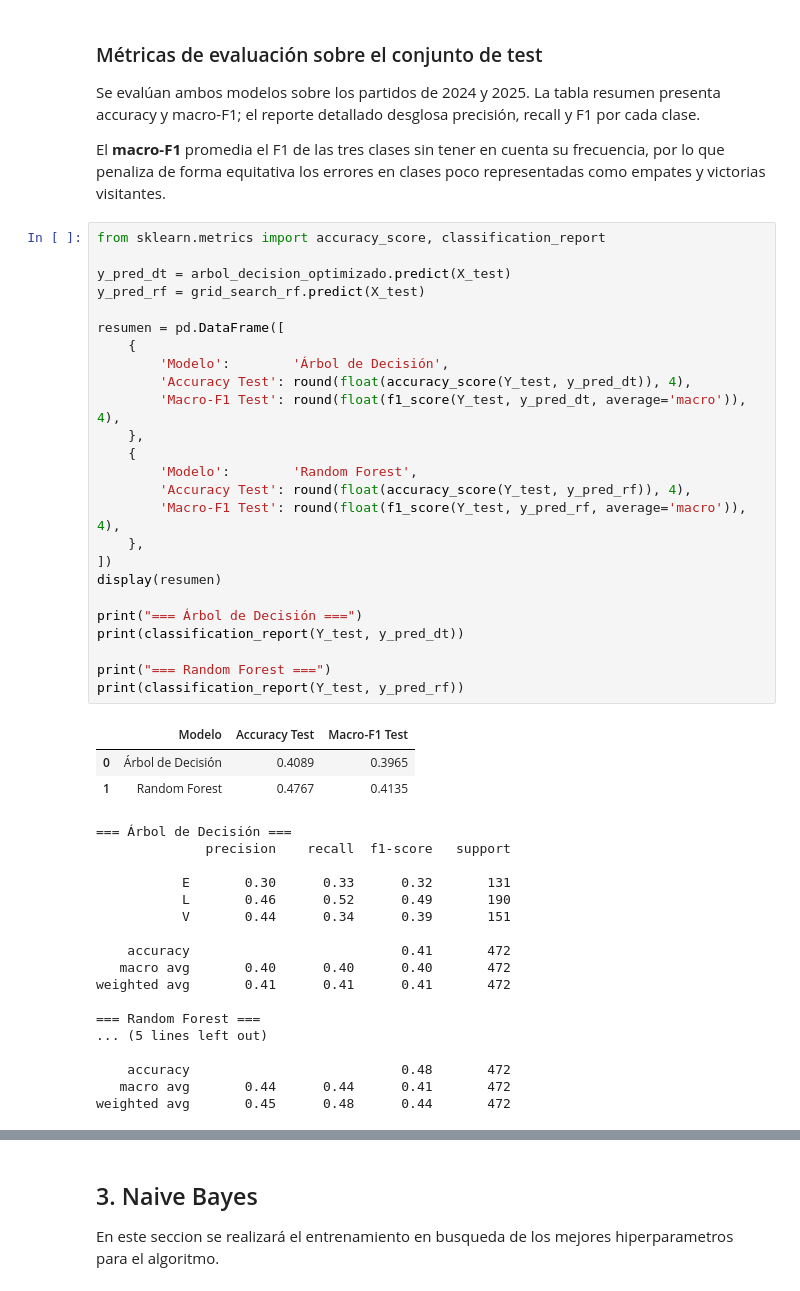
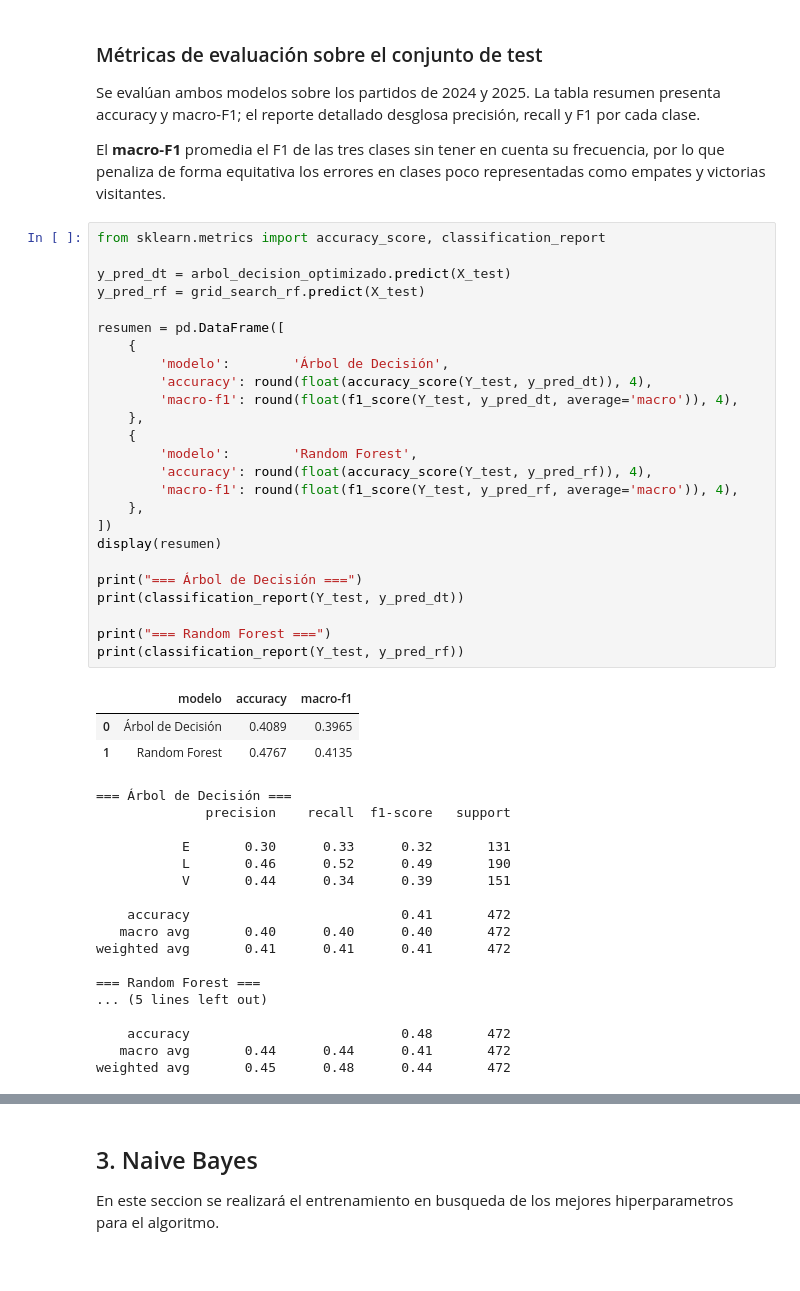
Before and after one commit to lugonca20/aprendaut_labs, a Jupyter notebook: tarea1/tarea1.ipynb, the cells around one changed output, grey strips where cells are left out. Saved outputs shown, nothing was run; the diff lists cells and outputs as text.

```diff
--- a/tarea1/tarea1.ipynb
+++ b/tarea1/tarea1.ipynb
@@ -638,30 +642,30 @@ empates y victorias visitantes.
 # %%
 from sklearn.metrics import accuracy_score, classification_report
 
 y_pred_dt = arbol_decision_optimizado.predict(X_test)
 y_pred_rf = grid_search_rf.predict(X_test)
 
 resumen = pd.DataFrame([
     {
-        'Modelo':        'Árbol de Decisión',
-        'Accuracy Test': round(float(accuracy_score(Y_test, y_pred_dt)), 4),
-        'Macro-F1 Test': round(float(f1_score(Y_test, y_pred_dt, average='macro')), 4),
+        'modelo':        'Árbol de Decisión',
+        'accuracy': round(float(accuracy_score(Y_test, y_pred_dt)), 4),
+        'macro-f1': round(float(f1_score(Y_test, y_pred_dt, average='macro')), 4),
     },
     {
-        'Modelo':        'Random Forest',
-        'Accuracy Test': round(float(accuracy_score(Y_test, y_pred_rf)), 4),
-        'Macro-F1 Test': round(float(f1_score(Y_test, y_pred_rf, average='macro')), 4),
+        'modelo':        'Random Forest',
+        'accuracy': round(float(accuracy_score(Y_test, y_pred_rf)), 4),
+        'macro-f1': round(float(f1_score(Y_test, y_pred_rf, average='macro')), 4),
     },
 ])
 display(resumen)
 
 print("=== Árbol de Decisión ===")
 print(classification_report(Y_test, y_pred_dt))
 
 print("=== Random Forest ===")
 print(classification_report(Y_test, y_pred_rf))
 # %% [output]
-|  | Modelo | Accuracy Test | Macro-F1 Test |
+|  | modelo | accuracy | macro-f1 |
 | 0 | Árbol de Decisión | 0.4089 | 0.3965 |
 | 1 | Random Forest | 0.4767 | 0.4135 |
 === Árbol de Decisión ===
```
Also changed, not shown: parts of 2 cells of this notebook.
